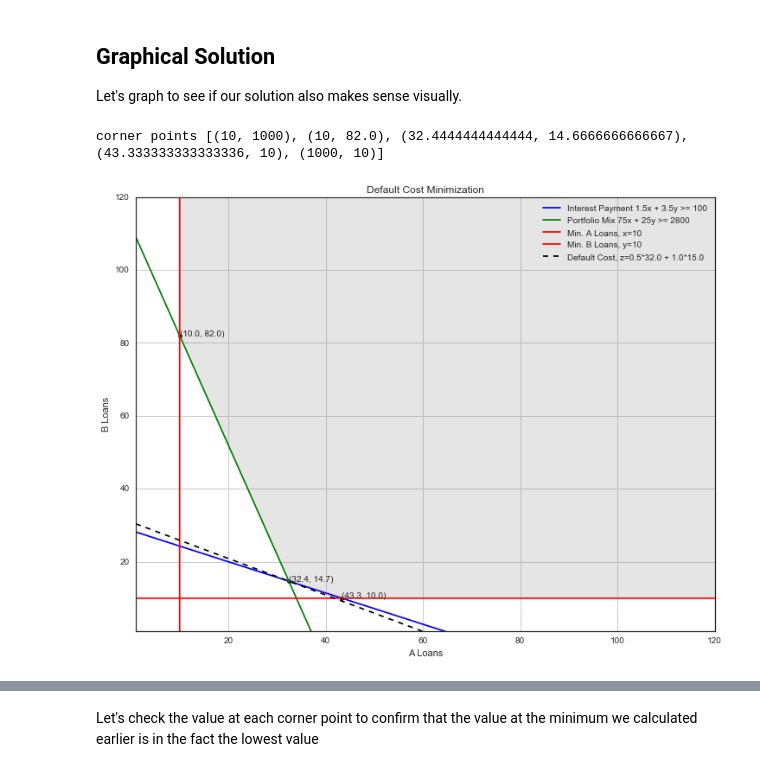
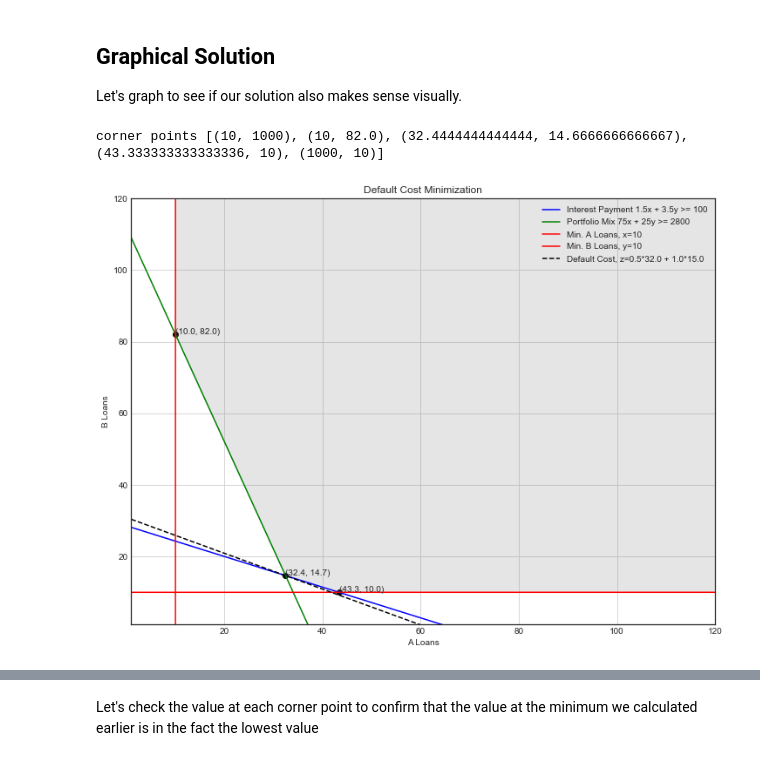
Before and after one commit to clausherther/public, a Jupyter notebook: mspa/DL400/Week_3/Session 3 Lending Club.ipynb, the cells around one changed output, grey strips where cells are left out. Saved outputs shown, nothing was run; the diff lists cells and outputs as text; code cells hidden in the pictures.

```diff
--- a/mspa/DL400/Week_3/Session 3 Lending Club.ipynb
+++ b/mspa/DL400/Week_3/Session 3 Lending Club.ipynb
@@ -127,34 +137,34 @@ plt.grid(True)
 
 plt.title('Default Cost Minimization')
 plt.xlabel('A Loans')
 plt.ylabel('B Loans')
 
 plt.plot(x_values, y1, color='b', label='Interest Payment 1.5x + 3.5y >= 100')
 plt.plot(x_values, y2, color='g', label='Portfolio Mix 75x + 25y >= 2800')
 plt.plot(x0, y_values,'r', label='Min. A Loans, x=10')
 plt.plot(x_values, y0,'r', label='Min. B Loans, y=10')
 plt.plot(x_values, y3,'k--', label='Default Cost, z=0.5*{0} + 1.0*{1}'.format(x_r, y_r))
 
 plt.legend(loc='best')
 
 c_2_y = min_total_notes/note_value - a_factor*min_number_of_notes
 c_4_x = (min_interest_pmt-b_int_pmt*min_number_of_notes)/a_int_pmt
 
 X = [10,   10,    x, c_4_x, 1000]
 Y = [1000, c_2_y, y, 10,    10]
 plt.scatter(X, Y, c='k')
 
-corner_points = zip(X, Y)
+corner_points = list(zip(X, Y))
 
 for xy in corner_points[1:-1]:
     ax.annotate('(%.1f, %.1f)' % xy, xy=xy)
 
 plt.fill(X,Y, color='grey', alpha=0.2)
 
-print 'corner points', corner_points
+print('corner points', corner_points)
 
 plt.show()
 # %% [output]
 corner points [(10, 1000), (10, 82.0), (32.4444444444444, 14.6666666666667), (43.333333333333336, 10), (1000, 10)]
-[figure, old version]
+[figure, new version]
 # %%
```
Also changed, not shown: parts of 10 cells of this notebook, 7 other files.
